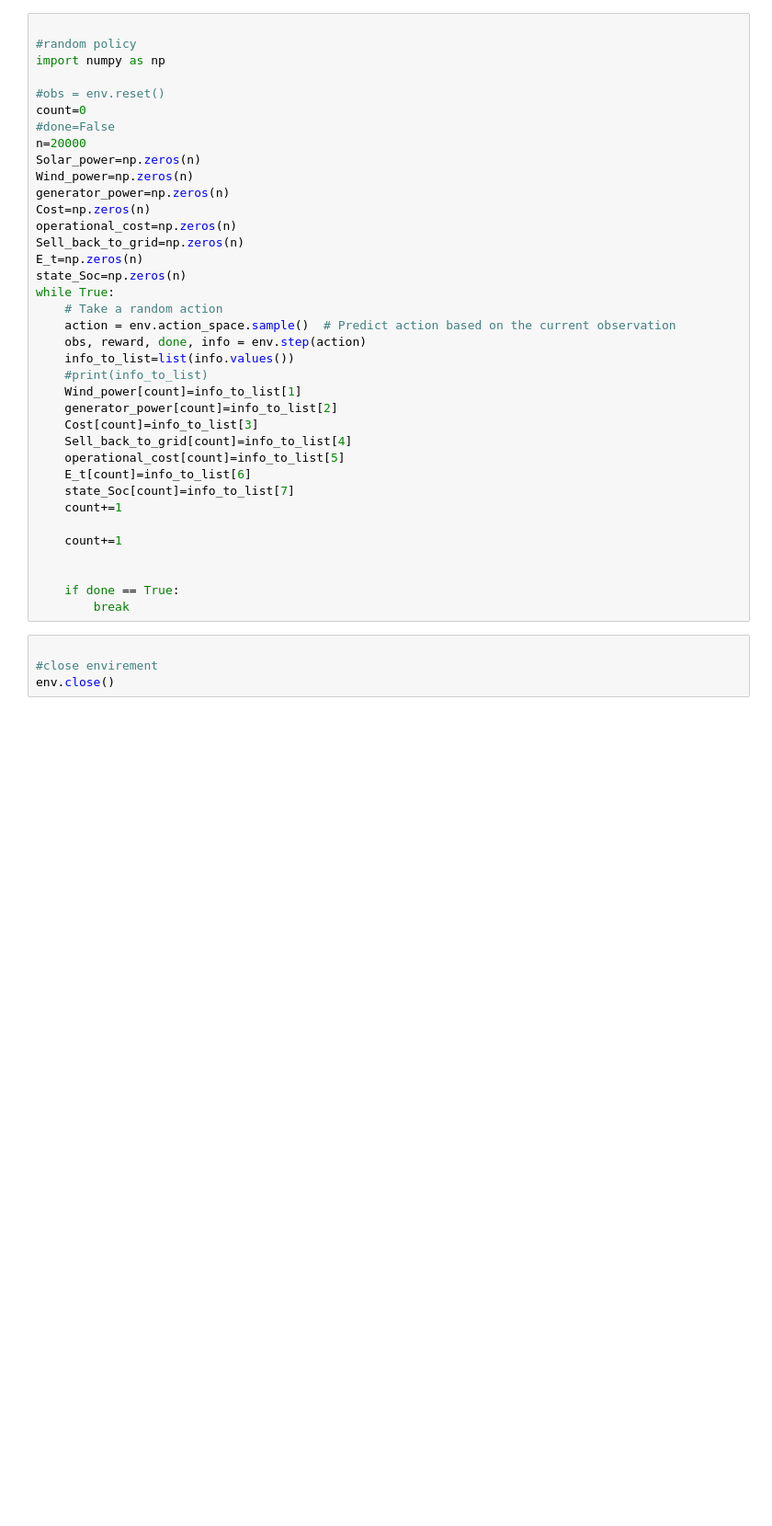
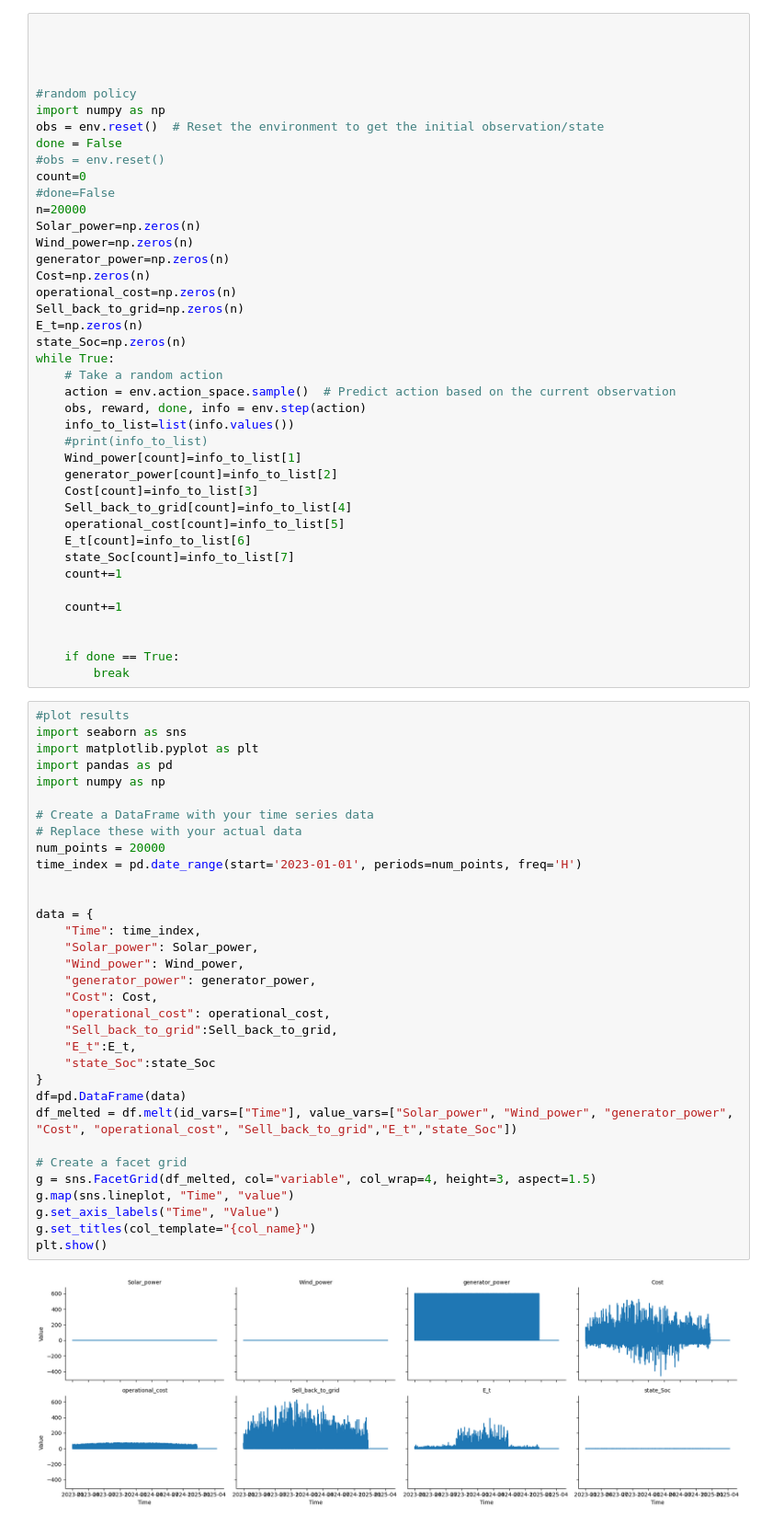
Before and after one commit to fredrikofstad/RL-Microgrid-Coordination, a Jupyter notebook: src/microgrid_env_rl2.ipynb, the cells around one changed output. Shown: that part at 92% size. Drawn from its saved outputs; the diff is of its cells as text; blank space fills up the shorter version.

```diff
--- a/src/microgrid_env_rl2.ipynb
+++ b/src/microgrid_env_rl2.ipynb
@@ -557,8 +574,12 @@ array([0., 0., 0., ..., 0., 0., 0.])
 # %%
+
+
+
 
 #random policy
 import numpy as np
-
+obs = env.reset()  # Reset the environment to get the initial observation/state
+done = False
 #obs = env.reset()
 count=0
 #done=False
@@ -592,9 +613,40 @@ while True:
     if done == True:
         break
 # %%
+#plot results
+import seaborn as sns
+import matplotlib.pyplot as plt
+import pandas as pd
+import numpy as np
 
-#close envirement
-env.close()
+# Create a DataFrame with your time series data
+# Replace these with your actual data
+num_points = 20000
+time_index = pd.date_range(start='2023-01-01', periods=num_points, freq='H')
+
+
+data = {
+    "Time": time_index,
+    "Solar_power": Solar_power,
+    "Wind_power": Wind_power,
+    "generator_power": generator_power,
+    "Cost": Cost,
+    "operational_cost": operational_cost,
+    "Sell_back_to_grid":Sell_back_to_grid,
+    "E_t":E_t,
+    "state_Soc":state_Soc
+}
+df=pd.DataFrame(data)
+df_melted = df.melt(id_vars=["Time"], value_vars=["Solar_power", "Wind_power", "generator_power", "Cost", "operational_cost", "Sell_back_to_grid","E_t","state_Soc"])
+
+# Create a facet grid
+g = sns.FacetGrid(df_melted, col="variable", col_wrap=4, height=3, aspect=1.5)
+g.map(sns.lineplot, "Time", "value")
+g.set_axis_labels("Time", "Value")
+g.set_titles(col_template="{col_name}")
+plt.show()
+# %% [output]
+[figure, added]
 # %%
 
 #reward convergence plot,ahve to run code snippet nr 1 again
```
Also changed, not shown: parts of 7 cells of this notebook.
